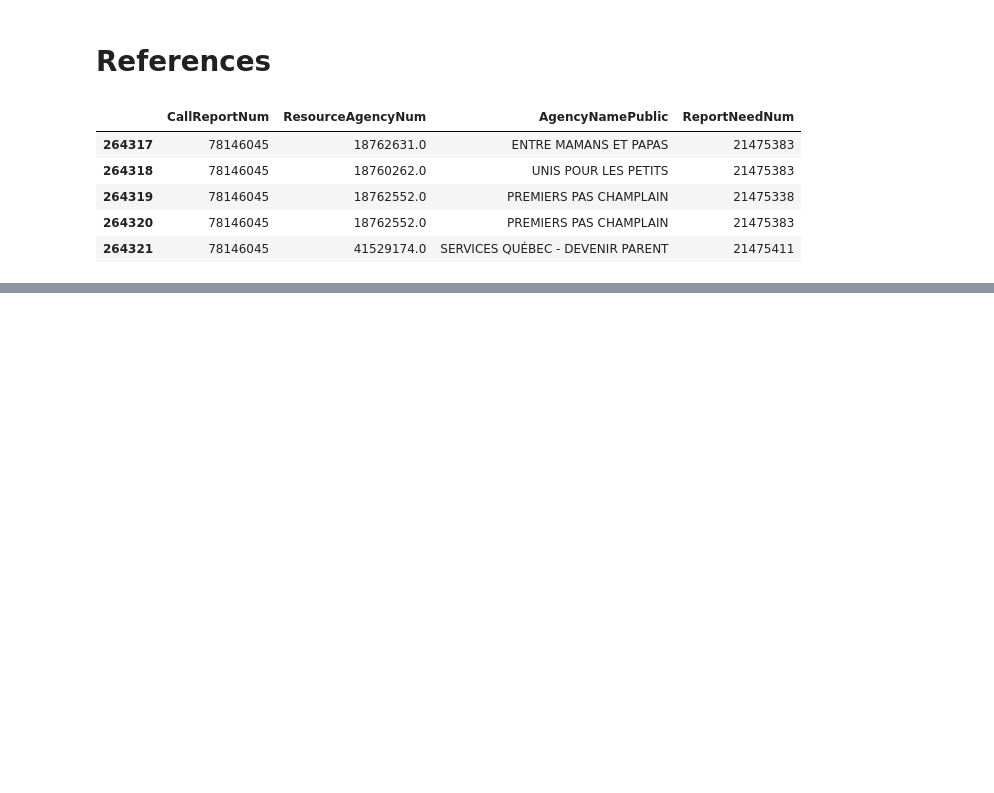
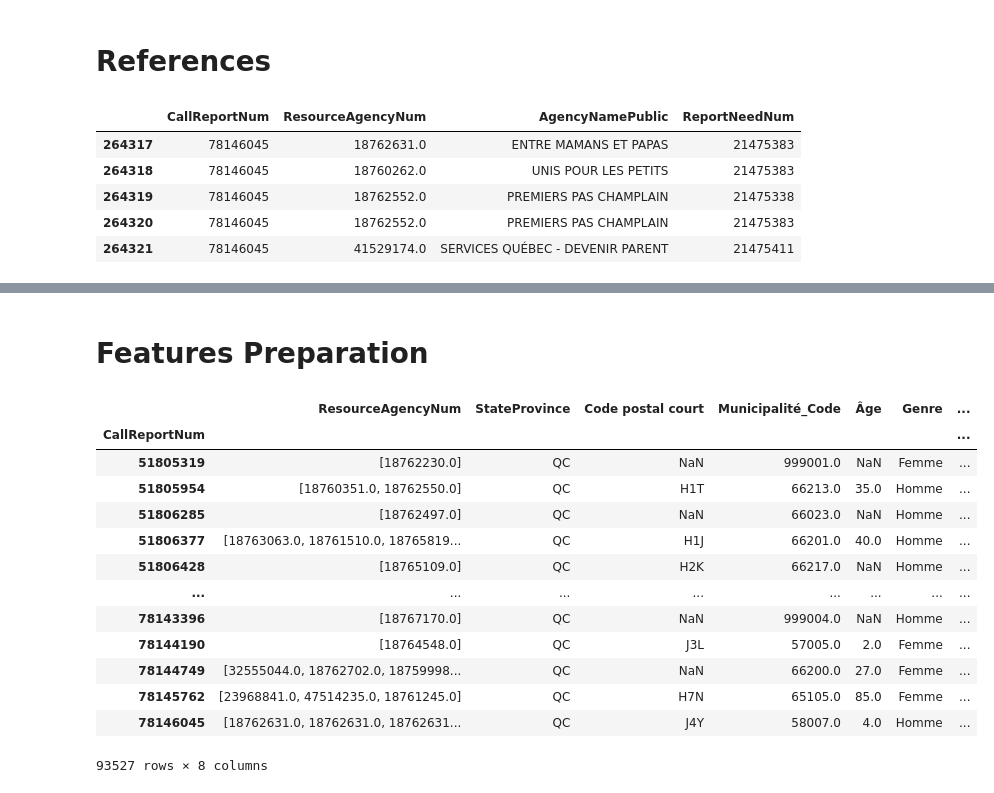
Before and after one commit to pascal-bergeron/ai4forgood2016, a Jupyter notebook: FeatureBuilding.ipynb, the cells around one changed output, grey strips where cells are left out. Saved outputs shown, nothing was run; the diff lists cells and outputs as text; code cells hidden in the pictures; blank space fills up the shorter version.

```diff
--- a/FeatureBuilding.ipynb
+++ b/FeatureBuilding.ipynb
@@ -154,0 +149,2 @@ array([[0, 0, 0, ..., 0, 0, 0],
+# %% [markdown]
+# Features Preparation
@@ -154,0 +157,17 @@ array([[0, 0, 0, ..., 0, 0, 0],
+# %%
+feature_prep
+# %% [output]
+|  | ResourceAgencyNum | StateProvince | Code postal court | Municipalité_Code | Âge | Genre | ... |
+| CallReportNum |  |  |  |  |  |  | ... |
+| 51805319 | [18762230.0] | QC | NaN | 999001.0 | NaN | Femme | ... |
+| 51805954 | [18760351.0, 18762550.0] | QC | H1T | 66213.0 | 35.0 | Homme | ... |
+| 51806285 | [18762497.0] | QC | NaN | 66023.0 | NaN | Homme | ... |
+| 51806377 | [18763063.0, 18761510.0, 18765819... | QC | H1J | 66201.0 | 40.0 | Homme | ... |
+| 51806428 | [18765109.0] | QC | H2K | 66217.0 | NaN | Homme | ... |
+| ... | ... | ... | ... | ... | ... | ... | ... |
+| 78143396 | [18767170.0] | QC | NaN | 999004.0 | NaN | Homme | ... |
+| 78144190 | [18764548.0] | QC | J3L | 57005.0 | 2.0 | Femme | ... |
+| 78144749 | [32555044.0, 18762702.0, 18759998... | QC | NaN | 66200.0 | 27.0 | Femme | ... |
+| 78145762 | [23968841.0, 47514235.0, 18761245.0] | QC | H7N | 65105.0 | 85.0 | Femme | ... |
+| 78146045 | [18762631.0, 18762631.0, 18762631... | QC | J4Y | 58007.0 | 4.0 | Homme | ... |
+93527 rows × 8 columns
```
Also changed, not shown: parts of 47 cells of this notebook.
